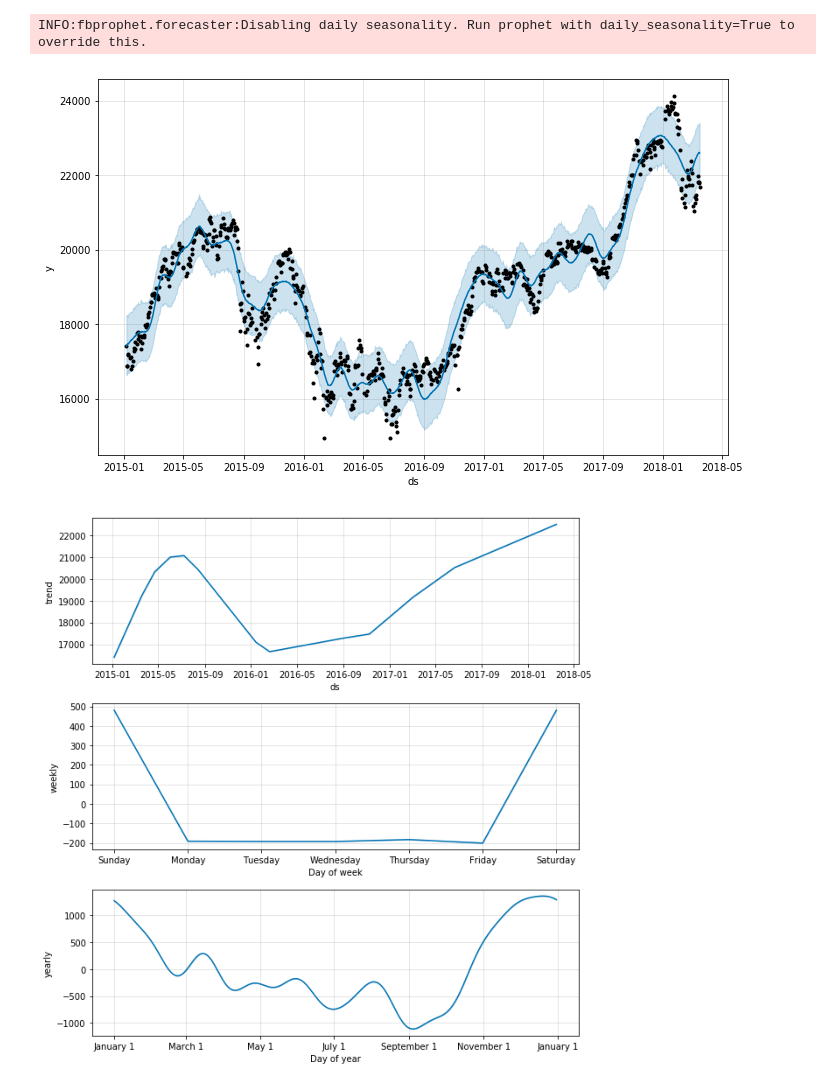
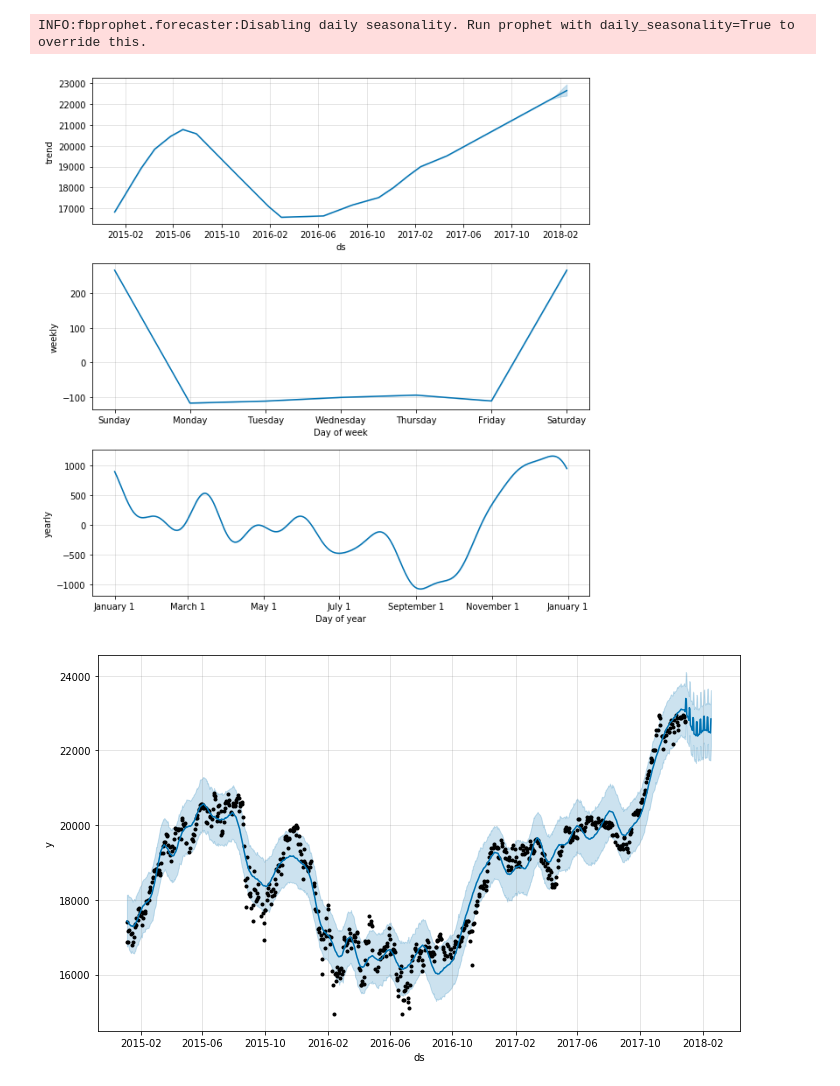
Before and after one commit to ksgwr/ReinforceLearningNotebooks, a Jupyter notebook: timeseries.ipynb, the cells around one changed output. Saved outputs shown, nothing was run; the diff lists cells and outputs as text; code cells hidden in the pictures.

```diff
--- a/timeseries.ipynb
+++ b/timeseries.ipynb
@@ -7,9 +25,15 @@
 # %%
 # 定数
+
+# 何時点まで遡ったデータを使うか
+LENGTH_OF_SEQUENCE = 50
 
 # 予測区間
 PREDICTION_INTERVAL=0.90
 PREDICTION_LABEL="{}% prediction interval".format(PREDICTION_INTERVAL*100)
+
+# 未使用データサイズ
+TEST_SIZE = 50
 # %%
 import pandas as pd
 
@@ -108,6 +226,7 @@ hist_df.plot(figsize=(15, 5))
 # %%
+#predicted = scaler.inverse_transform(model.predict(trainX[:1000]))
 predicted = model.predict(trainX[:1000])
-test_df = pd.DataFrame(predicted[:], columns=["predicted"])
-test_df["actual"] = trainY[:1000]
-test_df.plot(figsize=(15, 5))
+predicted_df = pd.DataFrame(predicted[:], columns=["predicted"])
+predicted_df["actual"] = trainY[:1000]
+predicted_df.plot(figsize=(15, 5))
 # %% [output]
@@ -116,13 +377,18 @@ test_df.plot(figsize=(15, 5))
 # %%
-from sklearn.preprocessing import StandardScaler
+# using Scaler
+from sklearn.preprocessing import RobustScaler #, StandardScaler, MinMaxScaler
 
 NORM_COL = 'closing_price_norm'
-n = 50
 
-scaler = StandardScaler()
-df[NORM_COL] = scaler.fit_transform(df[['closing_price']])
+scaler = RobustScaler()
+train_df.loc[:, (NORM_COL)] = scaler.fit_transform(train_df[['closing_price']])
 
-(trainXdash, trainYdash) = load_data(df, n, [NORM_COL], NORM_COL)
-modeldash = create_model(length_of_sequence=n)
-histdash = modeldash.fit(trainXdash, trainYdash, batch_size=32, epochs=100, validation_split=0.05)
+(trainXdash, trainYdash) = load_data(train_df, LENGTH_OF_SEQUENCE, [NORM_COL], NORM_COL)
+
+# tensorflow logのGraphをきれいにしたい場合は有効にする
+# clear_session()
+
+modeldash = create_model(length_of_sequence=LENGTH_OF_SEQUENCE, in_neurons=1)
+callbacksdash = [create_tensorboard(log_dir='logs_norm_lstm')]
+histdash = modeldash.fit(trainXdash, trainYdash, batch_size=32, epochs=100, validation_split=0.05, callbacks=callbacksdash)
 # %% [output]
@@ -357,16 +833,19 @@ Roots 1.0069 +0.0000j 1.0069 0.0000 48.1150 +0.0000j 48.1150 0.0000
 # %%
 from fbprophet import Prophet
 
-df['y'] = df['closing_price']
-df['ds'] = df.index
+# prophetのMAP推定を行う際にデフォルトでstanに搭載されているL-BFGSという最適化手法を実行する
+
+train_df['y'] = train_df['closing_price']
+train_df['ds'] = train_df.index
 prophet = Prophet(interval_width=PREDICTION_INTERVAL)
-prophet.fit(df);
+prophet.fit(train_df);
 # %% [output]
 INFO:fbprophet.forecaster:Disabling daily seasonality. Run prophet with daily_seasonality=True to override this.
 # %%
-predicted_prophet = prophet.predict(df)
+future_prophet = prophet.make_future_dataframe(periods=len(test_df))
+predicted_prophet = prophet.predict(future_prophet)
 prophet.plot(predicted_prophet)
-prophet.plot_components(predicted_prophet);
+prophet.plot_components(predicted_prophet)
 # %% [output]
-[figure, old version]
+[figure, new version]
-[figure, old version]
+[figure, new version]
```
Also changed, not shown: parts of 37 cells of this notebook.
